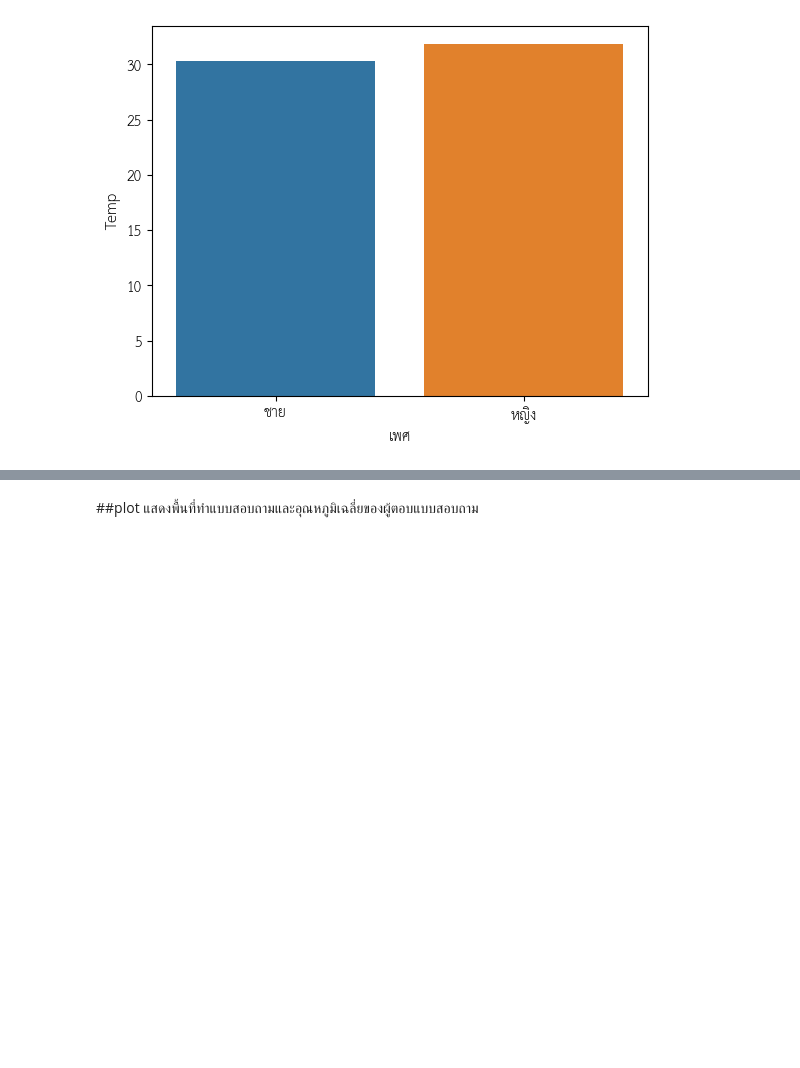
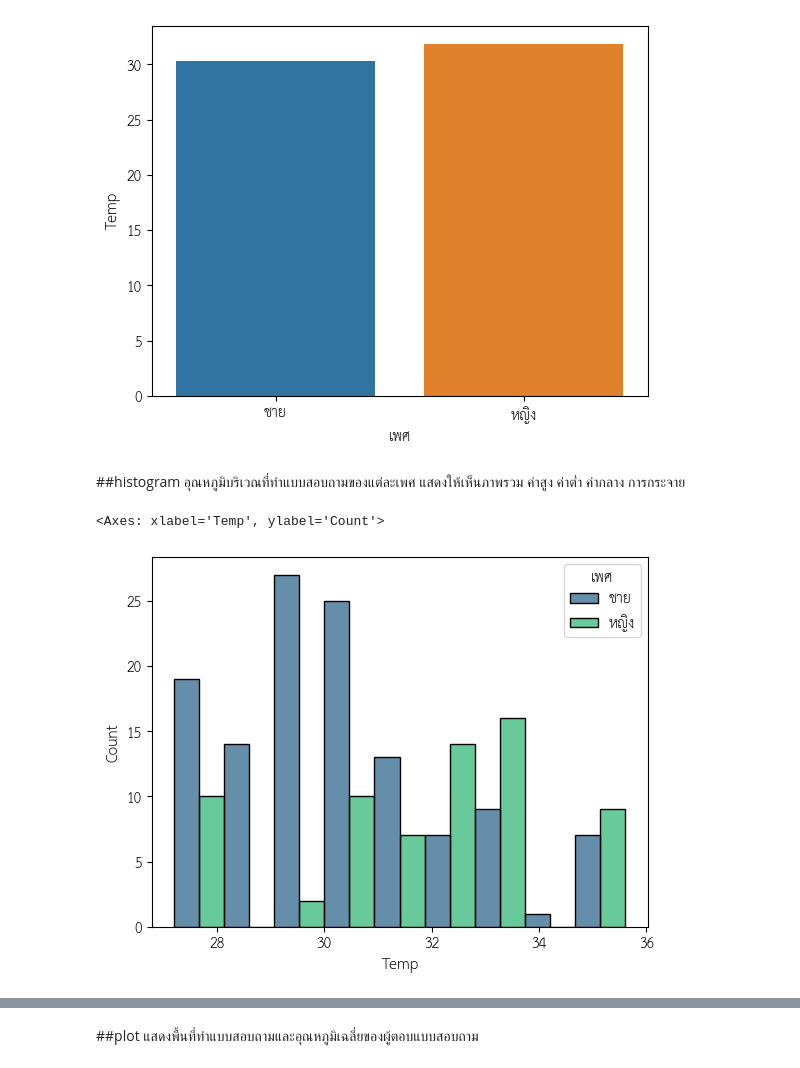
Before and after one commit to Buntariga2545/Project, a Jupyter notebook: Data_Survey_13_7_2023.ipynb, the cells around one changed output, grey strips where cells are left out. Saved outputs shown, nothing was run; the diff lists cells and outputs as text; code cells hidden in the pictures; blank space fills up the shorter version.

```diff
--- a/Data_Survey_13_7_2023.ipynb
+++ b/Data_Survey_13_7_2023.ipynb
@@ -450,3 +462,10 @@ sns.barplot(x='เพศ', y='Temp', data=data32)
 # %% [output]
 <Axes: xlabel='เพศ', ylabel='Temp'>
 [figure]
+# %% [markdown]
+##histogram อุณหภูมิบริเวณที่ทำแบบสอบถามของแต่ละเพศ แสดงให้เห็นภาพรวม ค่าสูง ค่าต่ำ ค่ากลาง การกระจาย
+# %%
+sns.histplot(data=data3, x="Temp", hue="เพศ", multiple="dodge", shrink=1, palette="viridis")
+# %% [output]
+<Axes: xlabel='Temp', ylabel='Count'>
+[figure, added]
```
Also changed, not shown: parts of 12 cells of this notebook.
